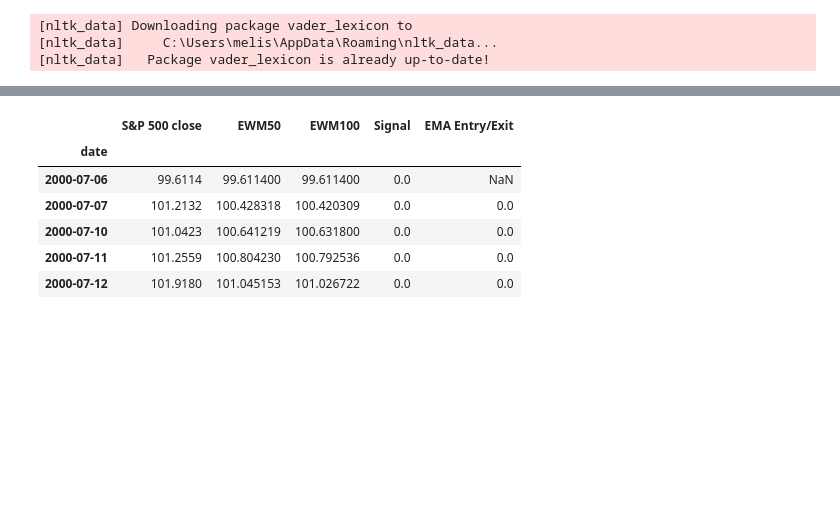
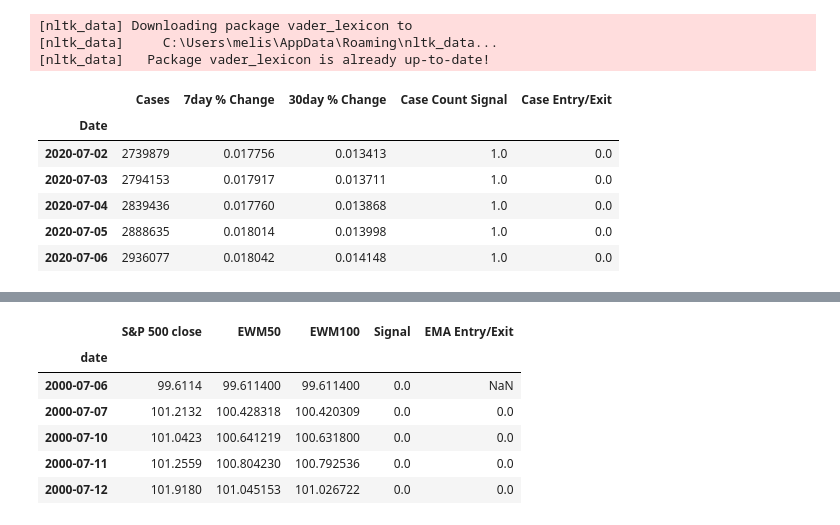
Before and after one commit to awanzek/FinTech_Project2, a Jupyter notebook: dashboard.ipynb, the cells around one changed output, grey strips where cells are left out. Saved outputs shown, nothing was run; the diff lists cells and outputs as text; code cells hidden in the pictures; blank space fills up the shorter version.

```diff
--- a/dashboard.ipynb
+++ b/dashboard.ipynb
@@ -234,6 +234,15 @@ def get_EMA(all_returns_df):
     return sp500_signals
 # %%
 case_count_signals_df=covid_case_count(case_count_df)
+case_count_signals_df.tail()
+# %% [output]
+|  | Cases | 7day % Change | 30day % Change | Case Count Signal | Case Entry/Exit |
+| Date |  |  |  |  |  |
+| 2020-07-02 | 2739879 | 0.017756 | 0.013413 | 1.0 | 0.0 |
+| 2020-07-03 | 2794153 | 0.017917 | 0.013711 | 1.0 | 0.0 |
+| 2020-07-04 | 2839436 | 0.017760 | 0.013868 | 1.0 | 0.0 |
+| 2020-07-05 | 2888635 | 0.018014 | 0.013998 | 1.0 | 0.0 |
+| 2020-07-06 | 2936077 | 0.018042 | 0.014148 | 1.0 | 0.0 |
 # %%
 sentiment_signal_df=covid_sentiment(newsapi)
 sentiment_signal_df.index = pd.to_datetime(sentiment_signal_df.index)
```
Also changed, not shown: parts of 3 cells of this notebook.
